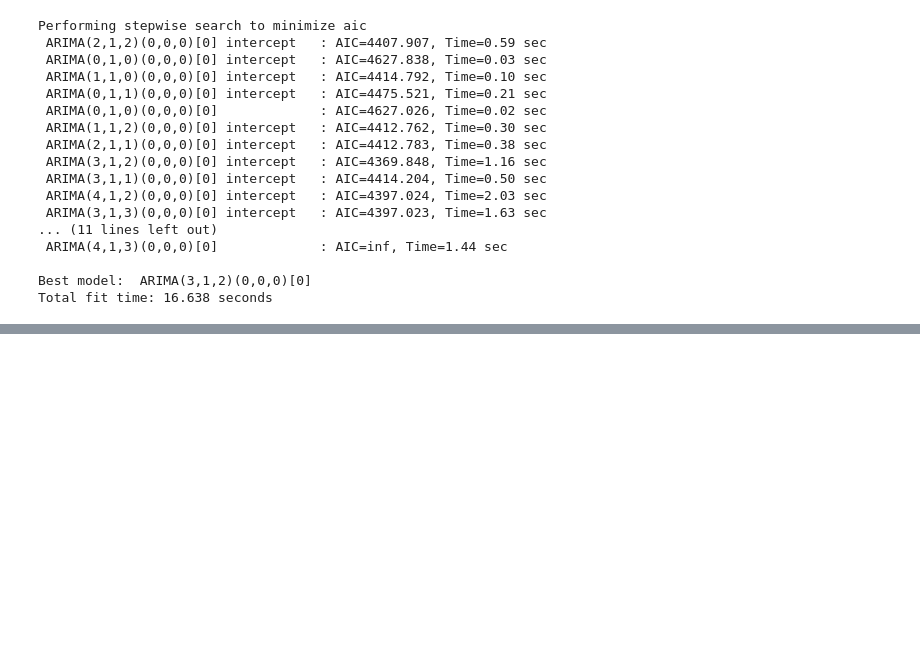
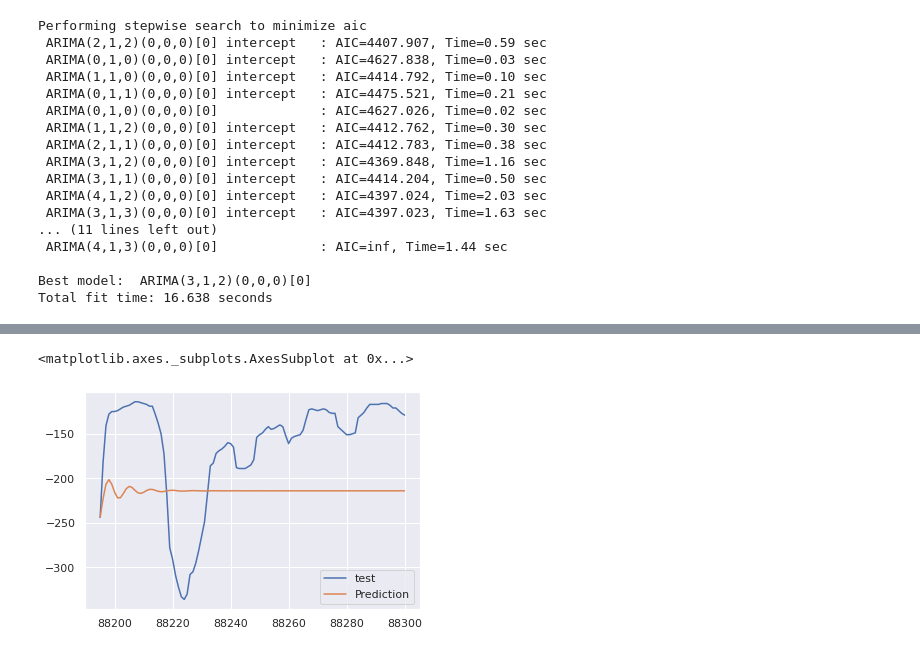
Before and after one commit to aramasethu/CS_573_project, a Jupyter notebook: Lag_model_CS_573.ipynb, the cells around one changed output, grey strips where cells are left out. Cells and saved outputs as stored; diff of their text form; code cells hidden in the pictures; blank space fills up the shorter version.

```diff
--- a/Lag_model_CS_573.ipynb
+++ b/Lag_model_CS_573.ipynb
@@ -508,0 +575,6 @@ Total fit time: 16.638 seconds
+# %%
+s = test[['test', 'Prediction']]
+s.plot()
+# %% [output]
+<matplotlib.axes._subplots.AxesSubplot at 0x...>
+[figure, added]
```
Also changed, not shown: parts of 10 cells of this notebook.
